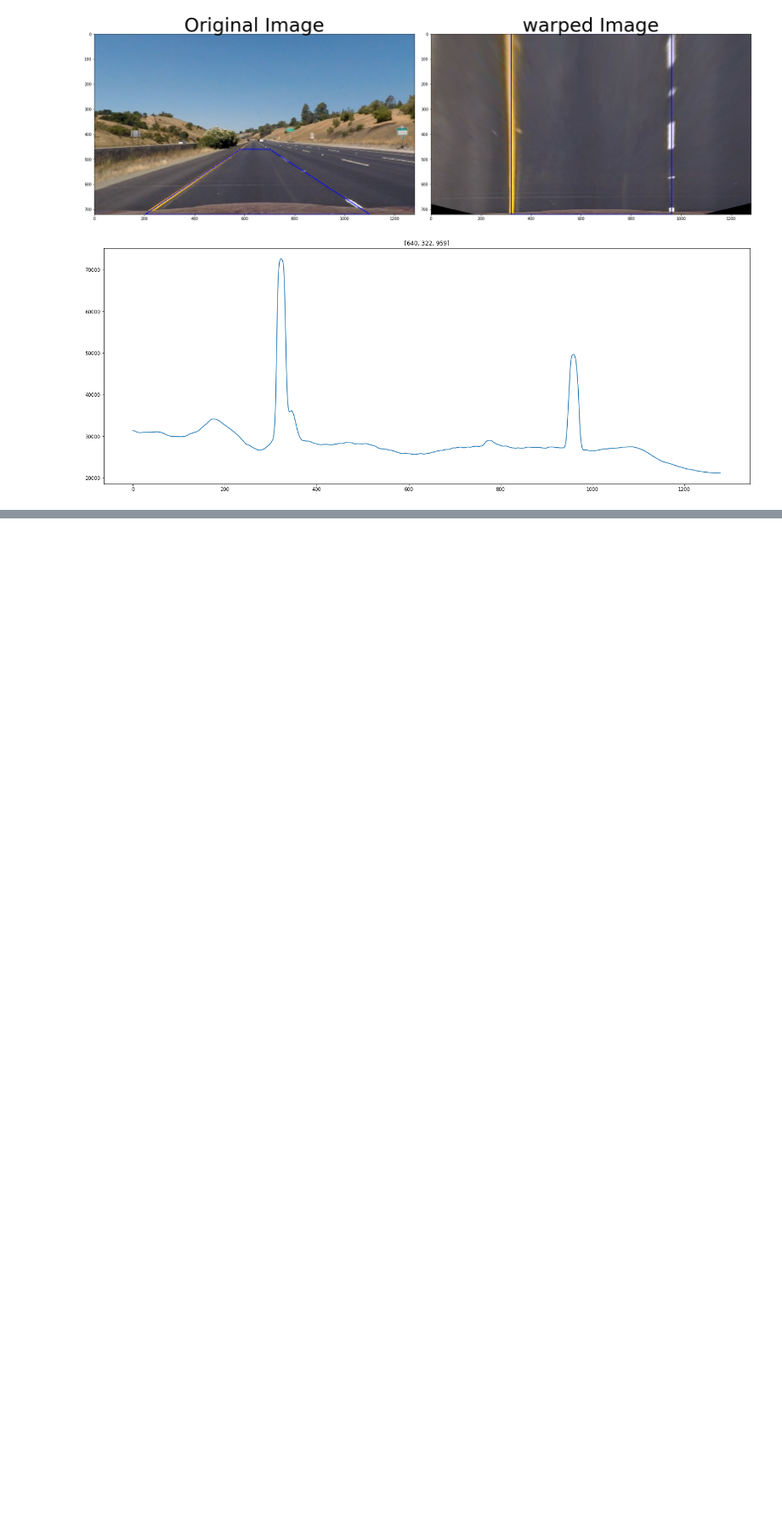
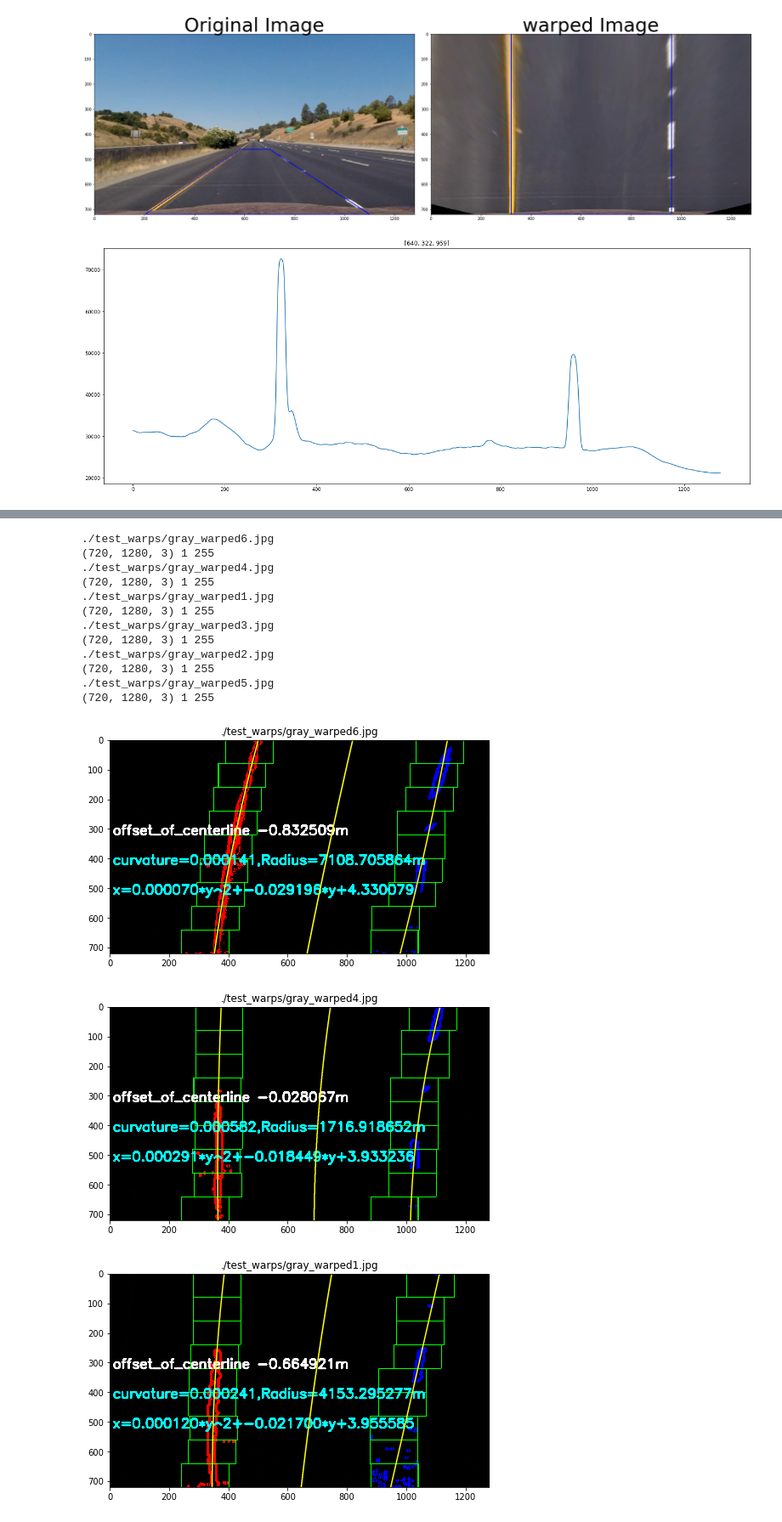
Before and after one commit to KSHIBA-HHQ/CarND-Advanced-Lane-Lines-master, a Jupyter notebook: P2.ipynb, the cells around one changed output, grey strips where cells are left out. Shown at 85% size. Drawn from its saved outputs; the diff is of its cells as text; code cells hidden in the pictures; blank space fills up the shorter version.

```diff
--- a/P2.ipynb
+++ b/P2.ipynb
@@ -315,7 +352,10 @@ def unwarp(img,  mtx, dist ,M):
 import numpy as np
 def get_warped_histogram_pack(warped):
 #★ワープ画像からヒストグラムと左右ヒストグラムピーク位置を求める
-    gray = cv2.cvtColor(warped, cv2.COLOR_RGB2GRAY)
+    gray=warped.copy()
+    if(len(warped.shape)==3):
+        gray = cv2.cvtColor(gray, cv2.COLOR_RGB2GRAY)
+
     histogram = np.sum(gray[gray.shape[0]//2:,:], axis=0)
 
     # Find the peak of the left and right halves of the histogram
@@ -331,11 +371,14 @@ def get_warped_histogram_pack(warped):
     if(histogram[rightx_base]<(avg*12)//10):
         err=err+2
 
+    if(err>0):
+        print('histgram task error happen ')
 
+    #errorの際は、get_points_for_warp_operationの台形変換で用いた1/4 ,3/4に立ち戻る
     if(err==1):
-        leftx_base=max(0,rightx_base-warped.shape[1]/22)
+        leftx_base=max(0,rightx_base-warped.shape[1]/2)
     if(err==2):
-        rightx_base=max(0,leftx_base+warped.shape[1]/22)
+        rightx_base=max(0,leftx_base+warped.shape[1]/2)
     if(err==3):
         leftx_base =warped.shape[1]/4
         rightx_base=(warped.shape[1]*3)//4
@@ -743,31 +805,48 @@ for src_warped in sight:
     for r in rect[1]:
         cv2.rectangle(out_img,(r[0],r[1]),(r[2],r[3]),(0,255,0), 2)
 
 
     lfit,rfit,mfit,plotter,realfit=polynomial2ndfit(nonspace,left_lane_inds,right_lane_inds,leftx_base,rightx_base)
     text=get_str_poly_equation(realfit[2])
 
     font = cv2.FONT_ITALIC
     cv2.putText(out_img,text,(10,out_img.shape[0]-200) ,font, 1.5 ,(0,255,255),5,cv2.LINE_AA )
 
 
     R,curvature,text=   get_radius_of_curvature(yconv_warp2udist(out_img.shape[0]),realfit[2])
     cv2.putText(out_img,text,(10,out_img.shape[0]-300) ,font, 1.5 ,(0,255,255),5,cv2.LINE_AA )
 
     dx,rx,text=get_offset_of_centerline(mfit)
     cv2.putText(out_img,text,(10,out_img.shape[0]-400) ,font, 1.5 ,(255,255,255),5,cv2.LINE_AA )
 
 
-    plt.figure(figsize=(13,6))
+    plt.figure(figsize=(8,6))
     plt.imshow(out_img)
     ploty=plotter[0]
     left_plotx=plotter[1]
     right_plotx=plotter[2]
     mid_plotx=plotter[3]
 
+    plt.title(src_warped)
     plt.plot(right_plotx, ploty, color='yellow')
     plt.plot(left_plotx, ploty, color='yellow')
     plt.plot(mid_plotx, ploty, color='yellow')
 
 
     convL,convR,convM=convert_plotter_warp2undist(plotter[0],plotter[1],plotter[2],plotter[3])
+# %% [output]
+./test_warps/gray_warped6.jpg
+(720, 1280, 3) 1 255
+./test_warps/gray_warped4.jpg
+(720, 1280, 3) 1 255
+./test_warps/gray_warped1.jpg
+(720, 1280, 3) 1 255
+./test_warps/gray_warped3.jpg
+(720, 1280, 3) 1 255
+./test_warps/gray_warped2.jpg
+(720, 1280, 3) 1 255
+./test_warps/gray_warped5.jpg
+(720, 1280, 3) 1 255
+[figure, added]
+[figure, added]
+[figure, added]
```
Also changed, not shown: parts of 10 cells of this notebook, 1 other file.
